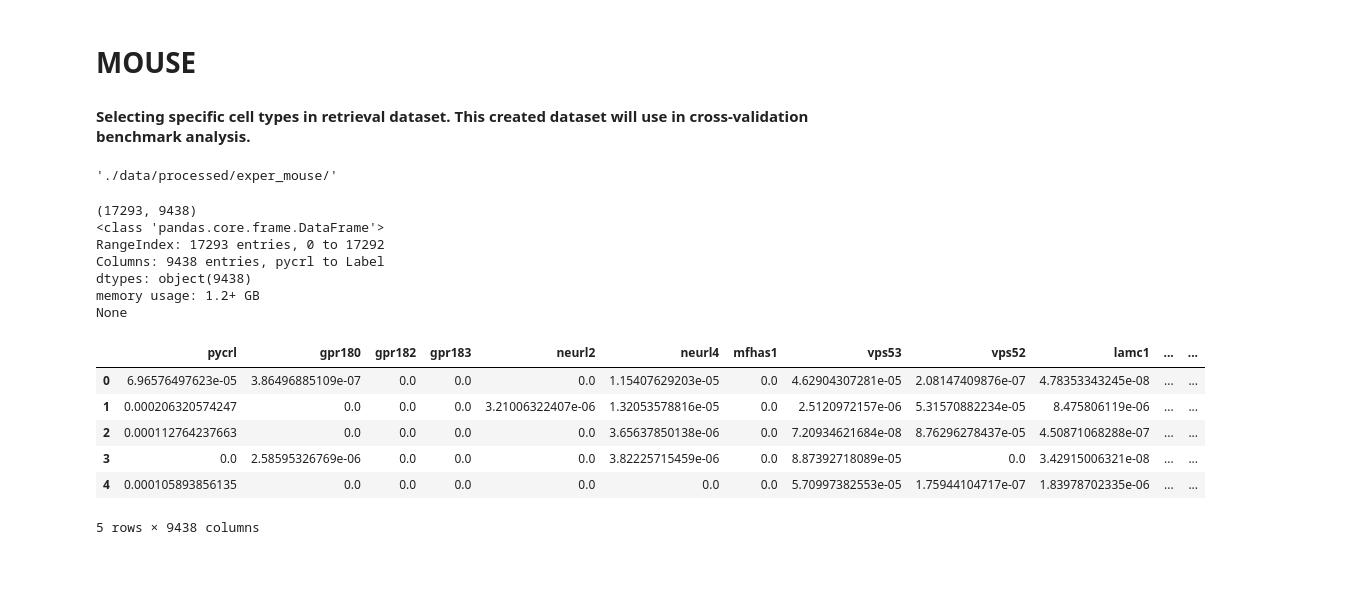
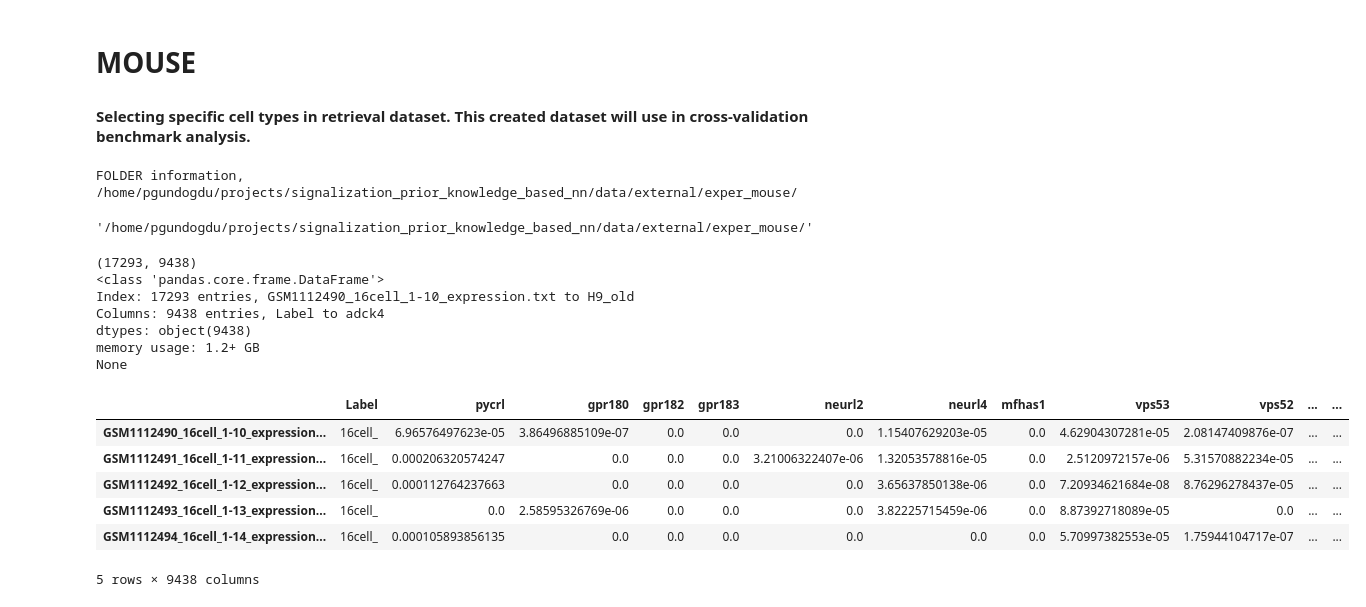
Before and after one commit to pelingundogdu/signalization_prior_knowledge_based_nn, a Jupyter notebook: notebooks/1.1-pg-exporting-additional-datasets.ipynb, the cells around one changed output. Saved outputs shown, nothing was run; the diff lists cells and outputs as text; code cells hidden in the pictures; blank space fills up the shorter version.

Commit message:
corrected, filter cell_type information

```diff
--- a/notebooks/1.1-pg-exporting-additional-datasets.ipynb
+++ b/notebooks/1.1-pg-exporting-additional-datasets.ipynb
@@ -128,30 +129,30 @@ Experiment datasets are exported into  ./data/processed/exper_melanoma/query_ref
 # %%
 # experiment source
 experiment = 'exper_mouse'
-load_location = 'external'
-save_location = 'processed'
+loc = 'external'
 # the output location
-loc_output = os.path.join(srp.DIR_DATA, save_location, experiment)
-srp.define_folder(loc_=loc_output)
+loc_output = os.path.join(src.DIR_DATA, loc, experiment)
+src.define_folder(loc_=loc_output)
 # %% [output]
-'./data/processed/exper_mouse/'
+FOLDER information,  /home/pgundogdu/projects/signalization_prior_knowledge_based_nn/data/external/exper_mouse/
+'/home/pgundogdu/projects/signalization_prior_knowledge_based_nn/data/external/exper_mouse/'
 # %%
-df_retrieval = pd.read_pickle(os.path.join(srp.DIR_DATA, load_location, experiment, 'mouse_retrieval.pck'))
+df_retrieval = pd.read_pickle(os.path.join(src.DIR_DATA, loc, experiment, '3-33_integrated_retrieval_set.pck'))
 print(df_retrieval.shape)
 print(df_retrieval.info())
 df_retrieval.head()
 # %% [output]
 (17293, 9438)
 <class 'pandas.core.frame.DataFrame'>
-RangeIndex: 17293 entries, 0 to 17292
-Columns: 9438 entries, pycrl to Label
+Index: 17293 entries, GSM1112490_16cell_1-10_expression.txt to H9_old
+Columns: 9438 entries, Label to adck4
 dtypes: object(9438)
 memory usage: 1.2+ GB
 None
-|  | pycrl | gpr180 | gpr182 | gpr183 | neurl2 | neurl4 | mfhas1 | vps53 | vps52 | lamc1 | ... | ... |
-| 0 | 6.96576497623e-05 | 3.86496885109e-07 | 0.0 | 0.0 | 0.0 | 1.15407629203e-05 | 0.0 | 4.62904307281e-05 | 2.08147409876e-07 | 4.78353343245e-08 | ... | ... |
-| 1 | 0.000206320574247 | 0.0 | 0.0 | 0.0 | 3.21006322407e-06 | 1.32053578816e-05 | 0.0 | 2.5120972157e-06 | 5.31570882234e-05 | 8.475806119e-06 | ... | ... |
-| 2 | 0.000112764237663 | 0.0 | 0.0 | 0.0 | 0.0 | 3.65637850138e-06 | 0.0 | 7.20934621684e-08 | 8.76296278437e-05 | 4.50871068288e-07 | ... | ... |
-| 3 | 0.0 | 2.58595326769e-06 | 0.0 | 0.0 | 0.0 | 3.82225715459e-06 | 0.0 | 8.87392718089e-05 | 0.0 | 3.42915006321e-08 | ... | ... |
-| 4 | 0.000105893856135 | 0.0 | 0.0 | 0.0 | 0.0 | 0.0 | 0.0 | 5.70997382553e-05 | 1.75944104717e-07 | 1.83978702335e-06 | ... | ... |
+|  | Label | pycrl | gpr180 | gpr182 | gpr183 | neurl2 | neurl4 | mfhas1 | vps53 | vps52 | ... | ... |
+| GSM1112490_16cell_1-10_expression... | 16cell_ | 6.96576497623e-05 | 3.86496885109e-07 | 0.0 | 0.0 | 0.0 | 1.15407629203e-05 | 0.0 | 4.62904307281e-05 | 2.08147409876e-07 | ... | ... |
+| GSM1112491_16cell_1-11_expression... | 16cell_ | 0.000206320574247 | 0.0 | 0.0 | 0.0 | 3.21006322407e-06 | 1.32053578816e-05 | 0.0 | 2.5120972157e-06 | 5.31570882234e-05 | ... | ... |
+| GSM1112492_16cell_1-12_expression... | 16cell_ | 0.000112764237663 | 0.0 | 0.0 | 0.0 | 0.0 | 3.65637850138e-06 | 0.0 | 7.20934621684e-08 | 8.76296278437e-05 | ... | ... |
+| GSM1112493_16cell_1-13_expression... | 16cell_ | 0.0 | 2.58595326769e-06 | 0.0 | 0.0 | 0.0 | 3.82225715459e-06 | 0.0 | 8.87392718089e-05 | 0.0 | ... | ... |
+| GSM1112494_16cell_1-14_expression... | 16cell_ | 0.000105893856135 | 0.0 | 0.0 | 0.0 | 0.0 | 0.0 | 0.0 | 5.70997382553e-05 | 1.75944104717e-07 | ... | ... |
 5 rows × 9438 columns
```
Also changed, not shown: parts of 10 cells of this notebook.
